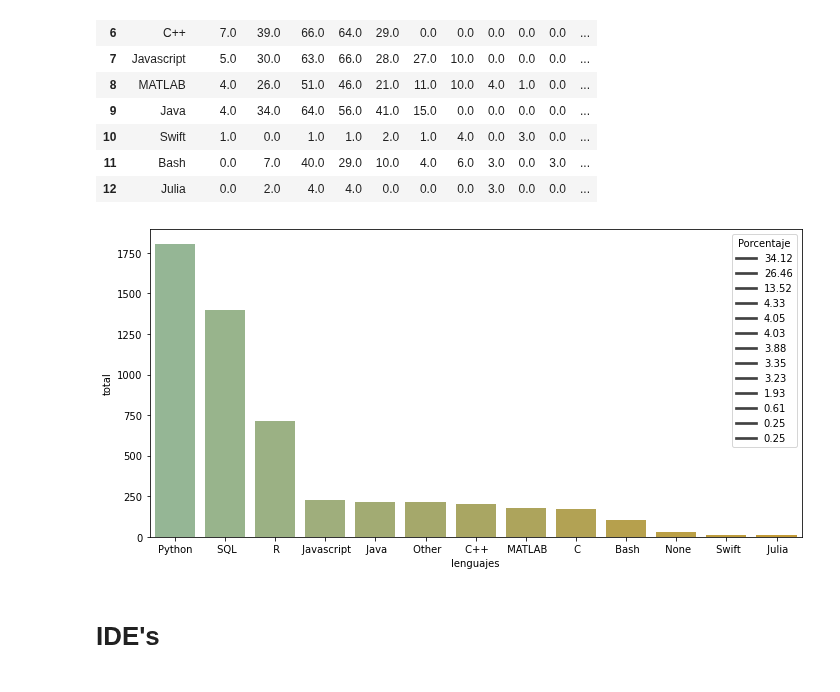
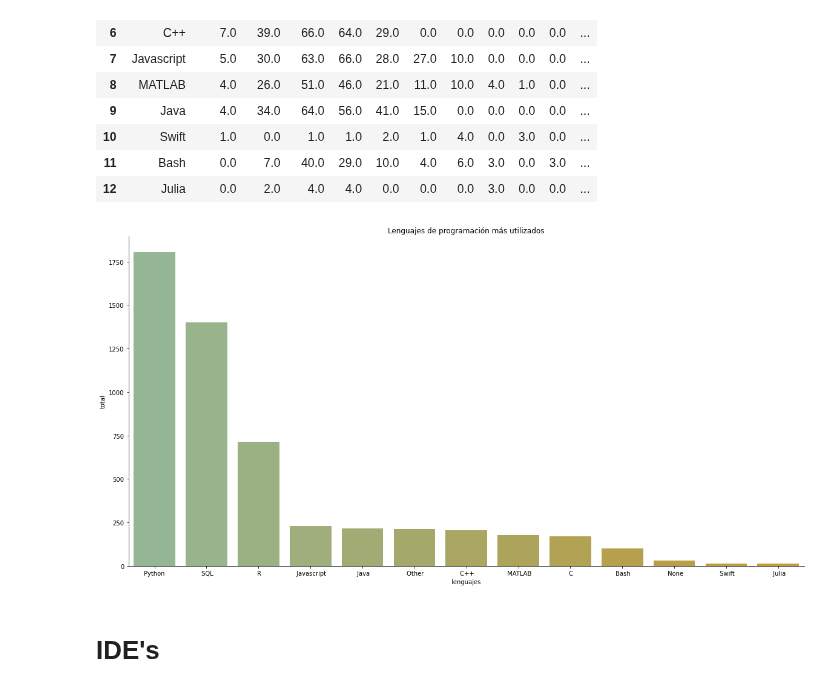
Before and after one commit to Adalab/EDA-ETL-project, a Jupyter notebook: 2.exploracion_eda/4.herramientas.ipynb, the cells around one changed output. Cells and saved outputs as stored; diff of their text form; code cells hidden in the pictures.

```diff
--- a/2.exploracion_eda/4.herramientas.ipynb
+++ b/2.exploracion_eda/4.herramientas.ipynb
@@ -275,0 +272,10 @@ sns.barplot(y=df_conteo_notebooks["notebooks"], x = df_conteo_notebooks["total"]
+# %%
+
+plt.figure(figsize=(22,12))
+# color = sns.diverging_palette(145, 300, s=60)
+# # color = sns.color_palette("light:sienna_r", n_colors = 17)
+fig = sns.barplot(y=df_conteo_notebooks["notebooks"], x = df_conteo_notebooks["total"], palette=colornuevo3 )
+plt.title("Notebooks más utilizadas")
+fig.set(xlabel="Notebooks", ylabel = "Total")
+sns.despine()
+plt.show()
@@ -377,20 +385,17 @@ df_conteo_lenguajes["porcentaje"] = round(df_conteo_lenguajes["total"]*100/df_co
 df_conteo_lenguajes.sort_values(by=  ["total"], ascending = False, inplace=True)
 # %%
 color1 = sns.blend_palette(("darkseagreen", "goldenrod"), n_colors = 13, as_cmap=False)
-# color2 = sns.diverging_palette(145, 300, s=60)
 # color = sns.color_palette("light:sienna_r")
-# color3 = sns.color_palette("cubehelix", as_cmap=False)
-# color4 = sns.color_palette("rocket")
 color5 = sns.color_palette("Set2")
 
-
-plt.figure(figsize=(10,5))
+plt.figure(figsize=(20,10))
 sns.barplot(x = "lenguajes", y = "total", data = df_conteo_lenguajes, palette = color1)
-plt.legend(labels = df_conteo_lenguajes["porcentaje"], title = "Porcentaje")
-plt.tight_layout()
+plt.title("Lenguajes de programación más utilizados")
+fig.set(xlabel="Lenguajes", ylabel = "Total")
+sns.despine()
 plt.show()
 # %% [output]
-[figure, old version]
+[figure, new version]
 # %% [markdown]
 # IDE's
 # %%
```
Also changed, not shown: parts of 5 cells of this notebook.
